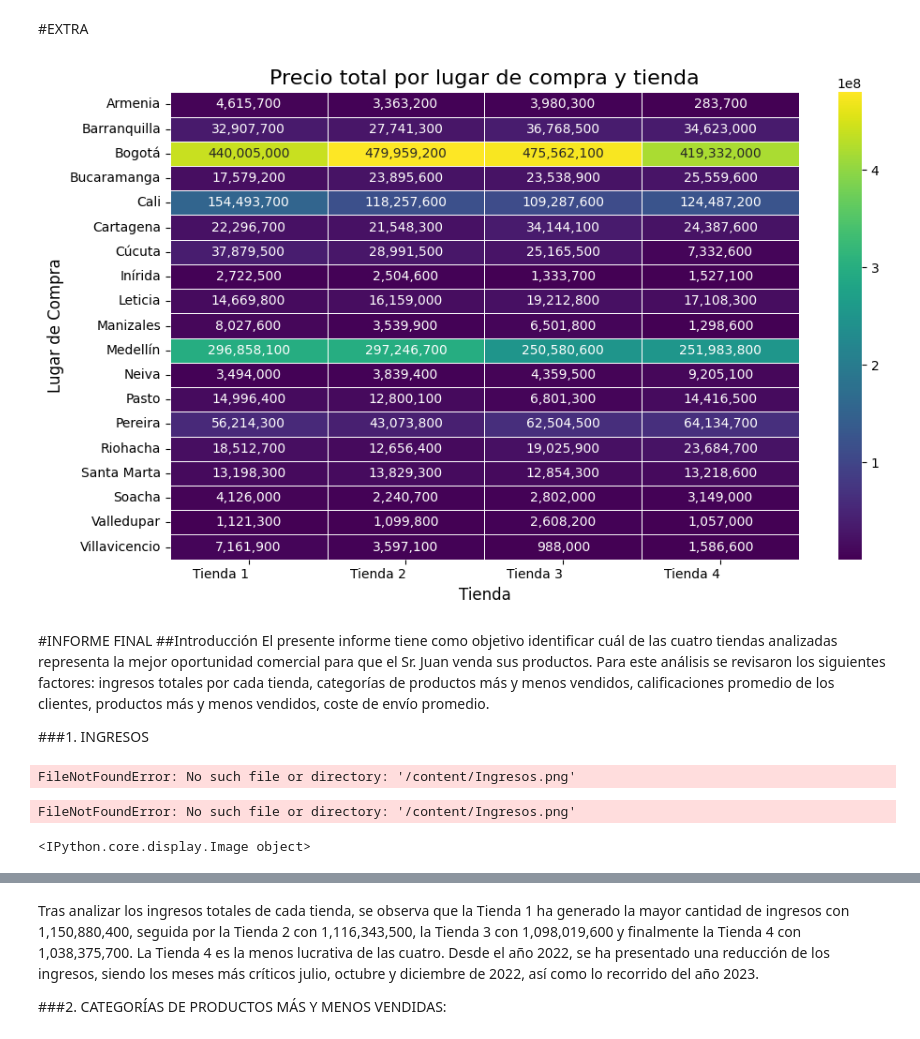
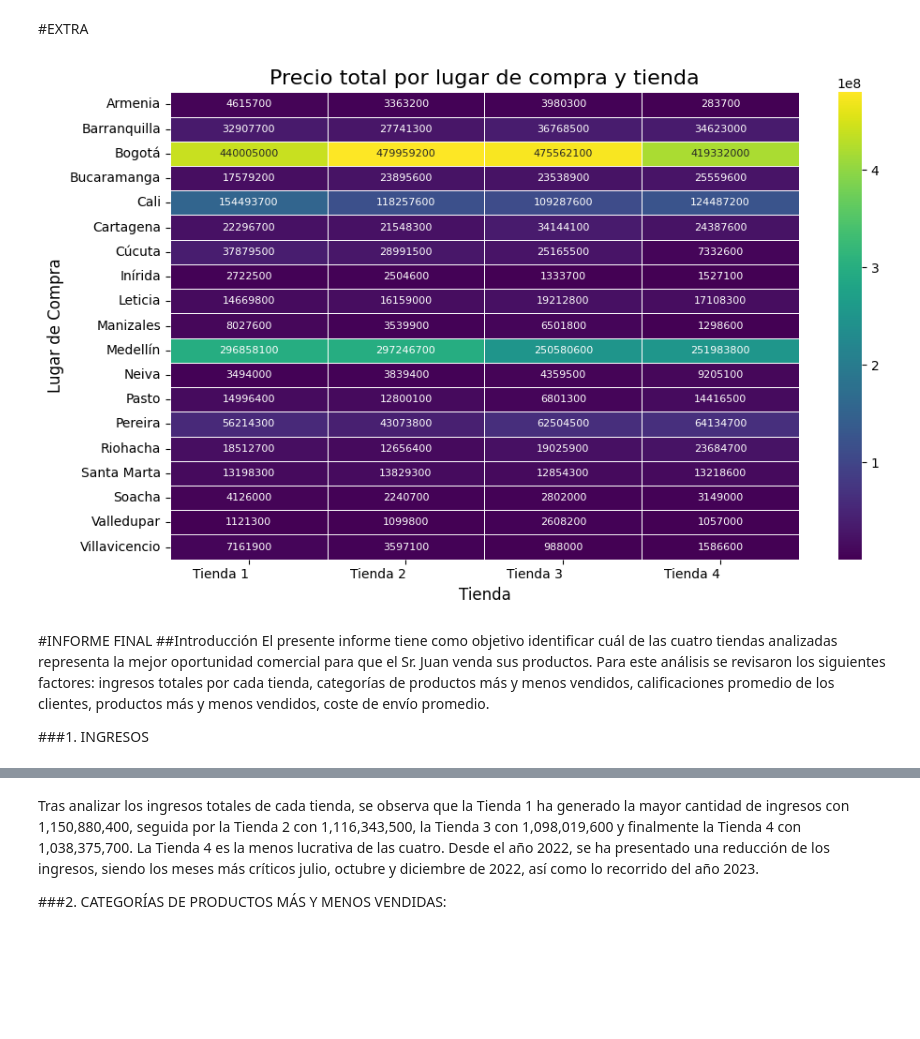
Before and after one commit to Eliecer91/Analisis-de-rendimiento-de-tiendas, a Jupyter notebook: Rendimiento_Tiendas.ipynb, the cells around one changed output, grey strips where cells are left out. Drawn from its saved outputs; the diff is of its cells as text; code cells hidden in the pictures; blank space fills up the shorter version.

```diff
--- a/Rendimiento_Tiendas.ipynb
+++ b/Rendimiento_Tiendas.ipynb
@@ -5,10 +5,10 @@
 # %%
 import pandas as pd
 
-url = "https://raw.githubusercontent.com/alura-es-cursos/challenge1-data-science-latam/refs/heads/main/base-de-datos-challenge1-latam/tienda_1%20.csv"
-url2 = "https://raw.githubusercontent.com/alura-es-cursos/challenge1-data-science-latam/refs/heads/main/base-de-datos-challenge1-latam/tienda_2.csv"
-url3 = "https://raw.githubusercontent.com/alura-es-cursos/challenge1-data-science-latam/refs/heads/main/base-de-datos-challenge1-latam/tienda_3.csv"
-url4 = "https://raw.githubusercontent.com/alura-es-cursos/challenge1-data-science-latam/refs/heads/main/base-de-datos-challenge1-latam/tienda_4.csv"
+url = "https://raw.githubusercontent.com/Eliecer91/Analisis-de-rendimiento-de-tiendas/main/Datos_Tiendas/tienda_1%20.csv"
+url2 = "https://raw.githubusercontent.com/Eliecer91/Analisis-de-rendimiento-de-tiendas/main/Datos_Tiendas/tienda_2.csv"
+url3 = "https://raw.githubusercontent.com/Eliecer91/Analisis-de-rendimiento-de-tiendas/main/Datos_Tiendas/tienda_3.csv"
+url4 = "https://raw.githubusercontent.com/Eliecer91/Analisis-de-rendimiento-de-tiendas/main/Datos_Tiendas/tienda_4.csv"
 
 tienda1 = pd.read_csv(url)
 tienda2 = pd.read_csv(url2)
@@ -406,36 +409,26 @@ Costo de envío promedio tienda 4: 23459.457167090754
 # %% [markdown]
 #EXTRA
 # %%
-
 import pandas as pd
 import matplotlib.pyplot as plt
 import seaborn as sns
 heatmap_data = datos_combinados.pivot_table(index='Lugar de Compra', columns='Tienda', values='Precio', aggfunc='sum')
 
-def format_number(x):
-  return "{:,.0f}".format(x)
-
 plt.figure(figsize=(10, 6))
-sns.heatmap(heatmap_data, annot=heatmap_data.applymap(format_number), fmt="", cmap='viridis', linewidths=.5)
+sns.heatmap(heatmap_data, annot=True, fmt='.0f', cmap='viridis', linewidths=.5, annot_kws={"size": 8})
 plt.title('Precio total por lugar de compra y tienda', fontsize=16)
 plt.xlabel('Tienda', fontsize=12)
 plt.ylabel('Lugar de Compra', fontsize=12)
 plt.xticks(rotation=0, ha='right')
 plt.yticks(rotation=0)
 plt.tight_layout()
+plt.savefig('/content/IngresosCiudad.png') # Save the plot
 plt.show()
 # %% [output]
-[figure, old version]
+[figure, new version]
 # %% [markdown]
 #INFORME FINAL
 ##Introducción
 El presente informe tiene como objetivo identificar cuál de las cuatro tiendas analizadas representa la mejor oportunidad comercial para que el Sr. Juan venda sus productos. Para este análisis se revisaron los siguientes factores: ingresos totales por cada tienda, categorías de productos más y menos vendidos, calificaciones promedio de los clientes, productos más y menos vendidos, coste de envío promedio.
 
 ###1. INGRESOS
-# %%
-from IPython.display import Image
-Image('/content/Ingresos.png')
-# %% [output]
-FileNotFoundError: No such file or directory: '/content/Ingresos.png'
-FileNotFoundError: No such file or directory: '/content/Ingresos.png'
-<IPython.core.display.Image object>
```
Also changed, not shown: parts of 11 cells of this notebook.
